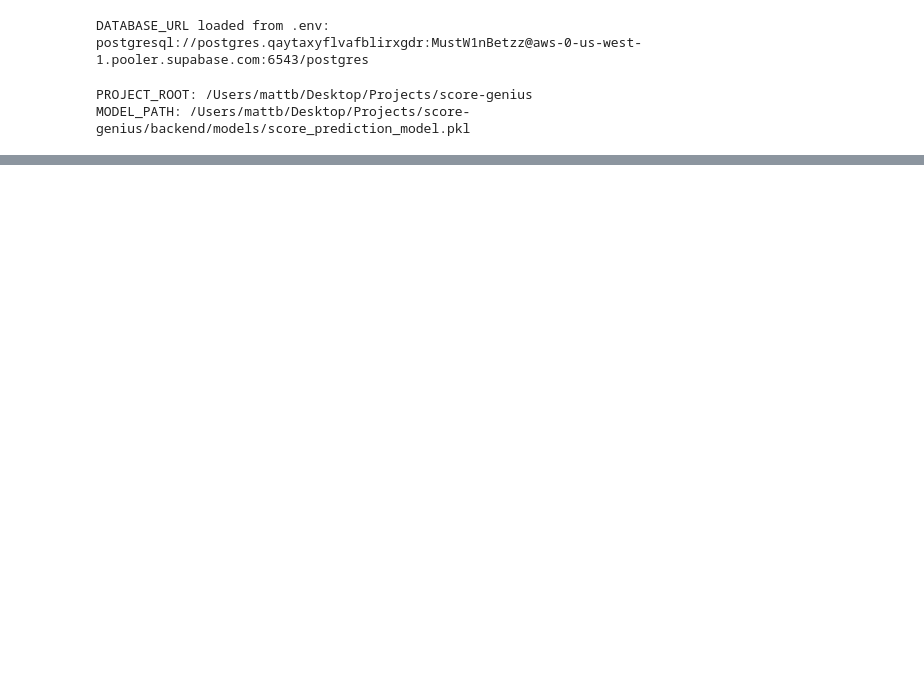
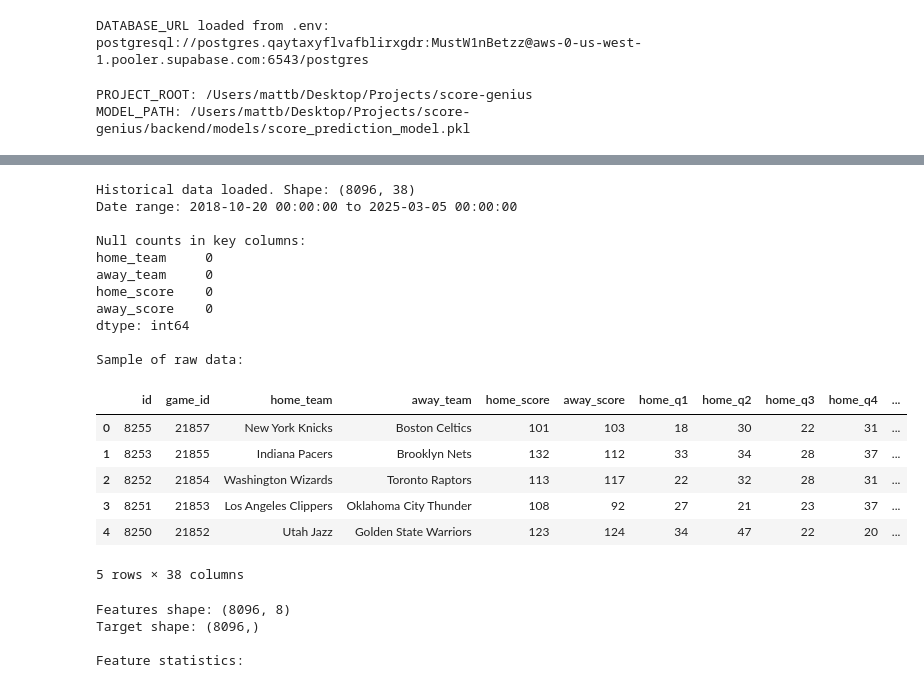
Before and after one commit to themattbirch/score-genius, a Jupyter notebook: notebooks/Score_Prediction_Experiment.ipynb, the cells around one changed output, grey strips where cells are left out. Cells and saved outputs as stored; diff of their text form; code cells hidden in the pictures; blank space fills up the shorter version.

```diff
--- a/notebooks/Score_Prediction_Experiment.ipynb
+++ b/notebooks/Score_Prediction_Experiment.ipynb
@@ -196,0 +270,79 @@ Target shape: (1000,)
+# %%
+# Cell 6: Preprocess data for training with diagnostics
+from models.score_prediction import load_training_data, preprocess_data
+import pandas as pd
+import numpy as np
+
+# Load historical training data
+df = load_training_data()
+print(f"Historical data loaded. Shape: {df.shape}")
+print(f"Date range: {df['game_date'].min()} to {df['game_date'].max()}")
+
+# Check for nulls in important columns
+null_counts = df[['home_team', 'away_team', 'home_score', 'away_score']].isnull().sum()
+print("\nNull counts in key columns:")
+print(null_counts)
+
+# Examine data before preprocessing
+print("\nSample of raw data:")
+display(df.head())
+
+# Preprocess with diagnostic outputs
+try:
+    # Process the data
+    X, y = preprocess_data(df)
+
+    # Check shapes and types
+    print(f"\nFeatures shape: {X.shape}")
+    print(f"Target shape: {y.shape}")
+
+    # Examine feature statistics
+    print("\nFeature statistics:")
+    feature_stats = pd.DataFrame({
+        'min': X.min(),
+        'max': X.max(),
+        'mean': X.mean(),
+        'null_count': X.isnull().sum(),
+        'zero_count': (X == 0).sum(),
+        'zero_percent': (X == 0).sum() / len(X) * 100
+    })
+    display(feature_stats)
+
+    # Special focus on prev_matchup_diff
+    if 'prev_matchup_diff' in X.columns:
+        print(f"\nprev_matchup_diff analysis:")
+        print(f"Non-zero values: {(X['prev_matchup_diff'] != 0).sum()} ({(X['prev_matchup_diff'] != 0).sum() / len(X) * 100:.2f}%)")
+        print(f"Unique values: {len(X['prev_matchup_diff'].unique())}")
+        print(f"First 10 values: {X['prev_matchup_diff'].head(10).tolist()}")
+
+    # Display processed features
+    print("\nProcessed features sample:")
+    display(X.head())
+
+except Exception as e:
+    print(f"Error in preprocessing: {str(e)}")
+    import traceback
+    traceback.print_exc()
+# %% [output]
+Historical data loaded. Shape: (8096, 38)
+Date range: 2018-10-20 00:00:00 to 2025-03-05 00:00:00
+
+Null counts in key columns:
+home_team     0
+away_team     0
+home_score    0
+away_score    0
+dtype: int64
+
+Sample of raw data:
+|  | id | game_id | home_team | away_team | home_score | away_score | home_q1 | home_q2 | home_q3 | home_q4 | ... |
+| 0 | 8255 | 21857 | New York Knicks | Boston Celtics | 101 | 103 | 18 | 30 | 22 | 31 | ... |
+| 1 | 8253 | 21855 | Indiana Pacers | Brooklyn Nets | 132 | 112 | 33 | 34 | 28 | 37 | ... |
+| 2 | 8252 | 21854 | Washington Wizards | Toronto Raptors | 113 | 117 | 22 | 32 | 28 | 31 | ... |
+| 3 | 8251 | 21853 | Los Angeles Clippers | Oklahoma City Thunder | 108 | 92 | 27 | 21 | 23 | 37 | ... |
+| 4 | 8250 | 21852 | Utah Jazz | Golden State Warriors | 123 | 124 | 34 | 47 | 22 | 20 | ... |
+5 rows × 38 columns
+Features shape: (8096, 8)
+Target shape: (8096,)
+
+Feature statistics:
```
Also changed, not shown: parts of 10 cells of this notebook, 8 other files.
